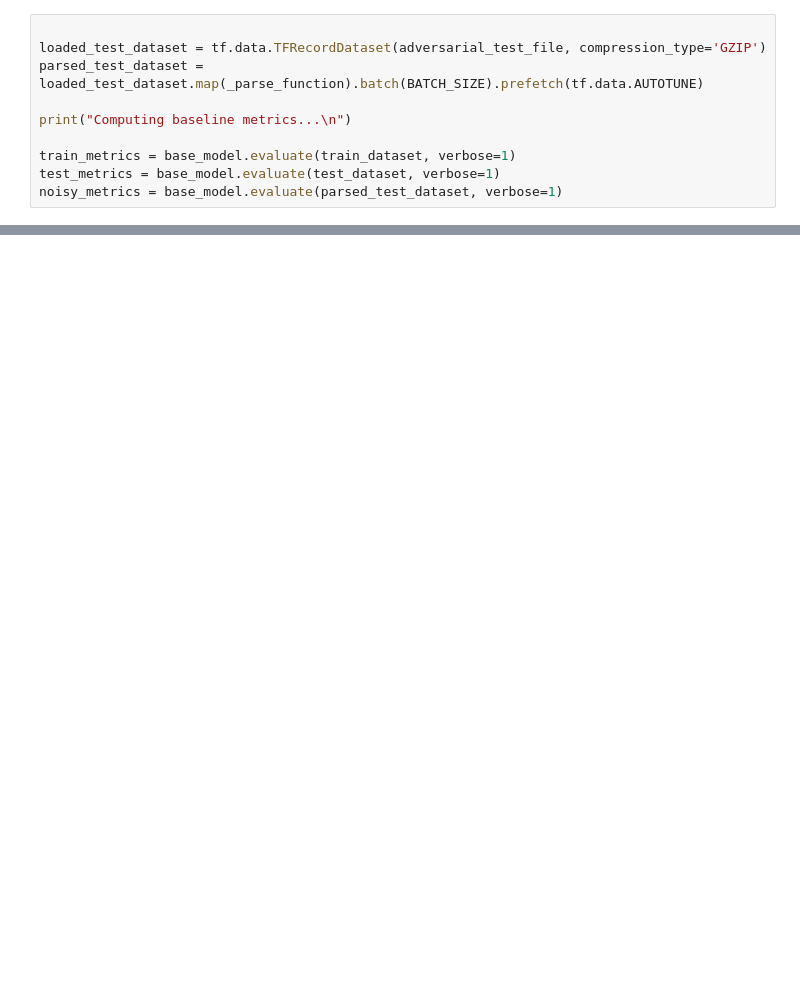
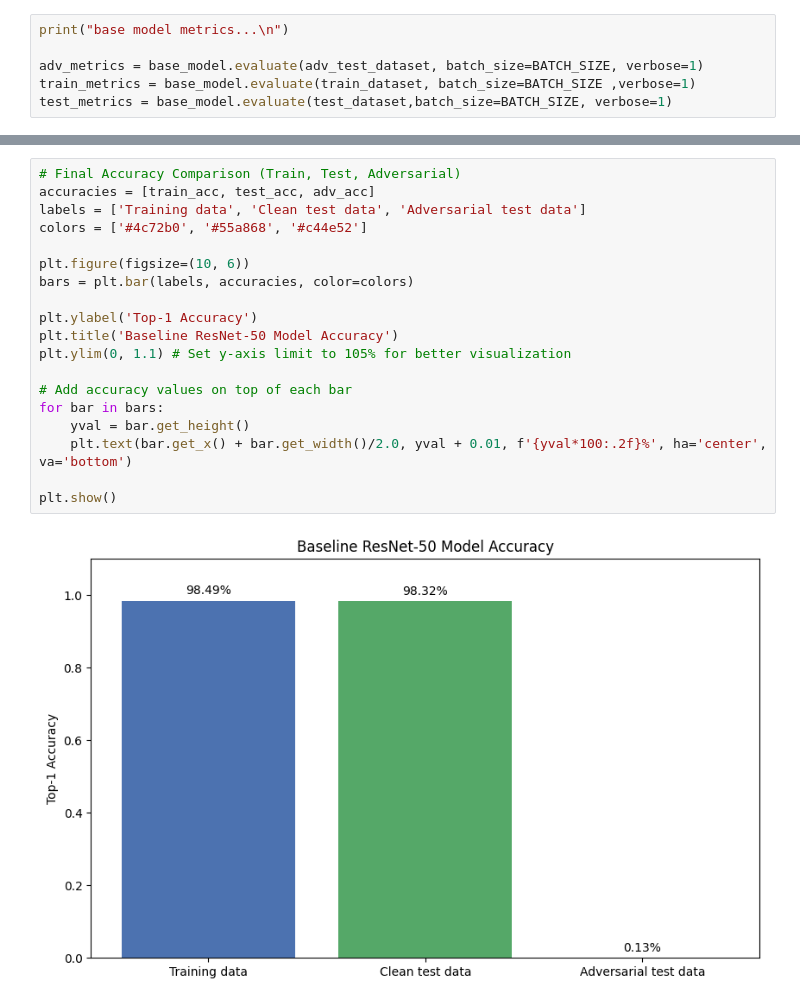
Before and after one commit to Birkbeck/msc-project-source-code-files-24-25-Stanley-Okwii, a Jupyter notebook: src/resnet_50_baseline.ipynb, the cells around one changed output, grey strips where cells are left out. Saved outputs shown, nothing was run; the diff lists cells and outputs as text; blank space fills up the shorter version.

```diff
--- a/src/resnet_50_baseline.ipynb
+++ b/src/resnet_50_baseline.ipynb
@@ -214,10 +156,6 @@ generate_adversarial_dataset(
 # %%
+print("base model metrics...\n")
 
-loaded_test_dataset = tf.data.TFRecordDataset(adversarial_test_file, compression_type='GZIP')
-parsed_test_dataset = loaded_test_dataset.map(_parse_function).batch(BATCH_SIZE).prefetch(tf.data.AUTOTUNE)
-
-print("Computing baseline metrics...\n")
-
-train_metrics = base_model.evaluate(train_dataset, verbose=1)
-test_metrics = base_model.evaluate(test_dataset, verbose=1)
-noisy_metrics = base_model.evaluate(parsed_test_dataset, verbose=1)
+adv_metrics = base_model.evaluate(adv_test_dataset, batch_size=BATCH_SIZE, verbose=1)
+train_metrics = base_model.evaluate(train_dataset, batch_size=BATCH_SIZE ,verbose=1)
+test_metrics = base_model.evaluate(test_dataset,batch_size=BATCH_SIZE, verbose=1)
@@ -381,0 +232,21 @@ KeyboardInterrupt:
+# %%
+# Final Accuracy Comparison (Train, Test, Adversarial)
+accuracies = [train_acc, test_acc, adv_acc]
+labels = ['Training data', 'Clean test data', 'Adversarial test data']
+colors = ['#4c72b0', '#55a868', '#c44e52']
+
+plt.figure(figsize=(10, 6))
+bars = plt.bar(labels, accuracies, color=colors)
+
+plt.ylabel('Top-1 Accuracy')
+plt.title('Baseline ResNet-50 Model Accuracy')
+plt.ylim(0, 1.1) # Set y-axis limit to 105% for better visualization
+
+# Add accuracy values on top of each bar
+for bar in bars:
+    yval = bar.get_height()
+    plt.text(bar.get_x() + bar.get_width()/2.0, yval + 0.01, f'{yval*100:.2f}%', ha='center', va='bottom')
+
+plt.show()
+# %% [output]
+[figure, added]
```
Also changed, not shown: parts of 20 cells of this notebook, 6 other files.
